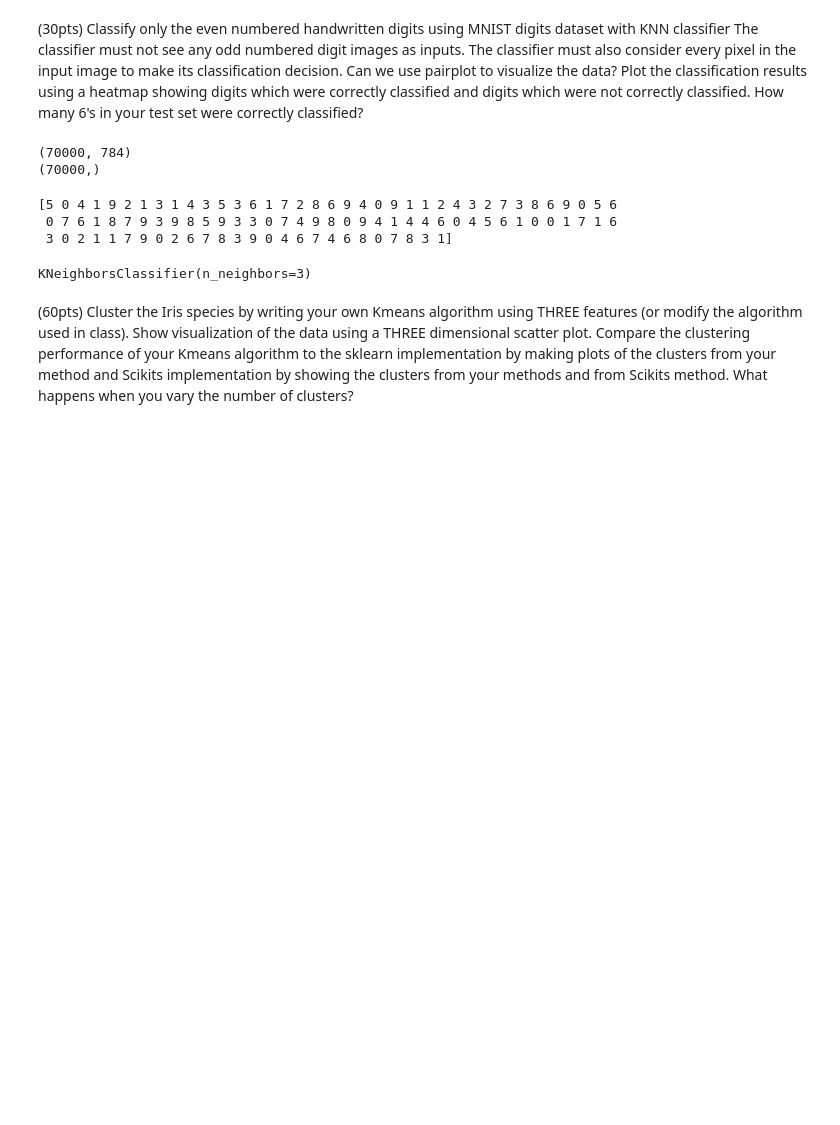
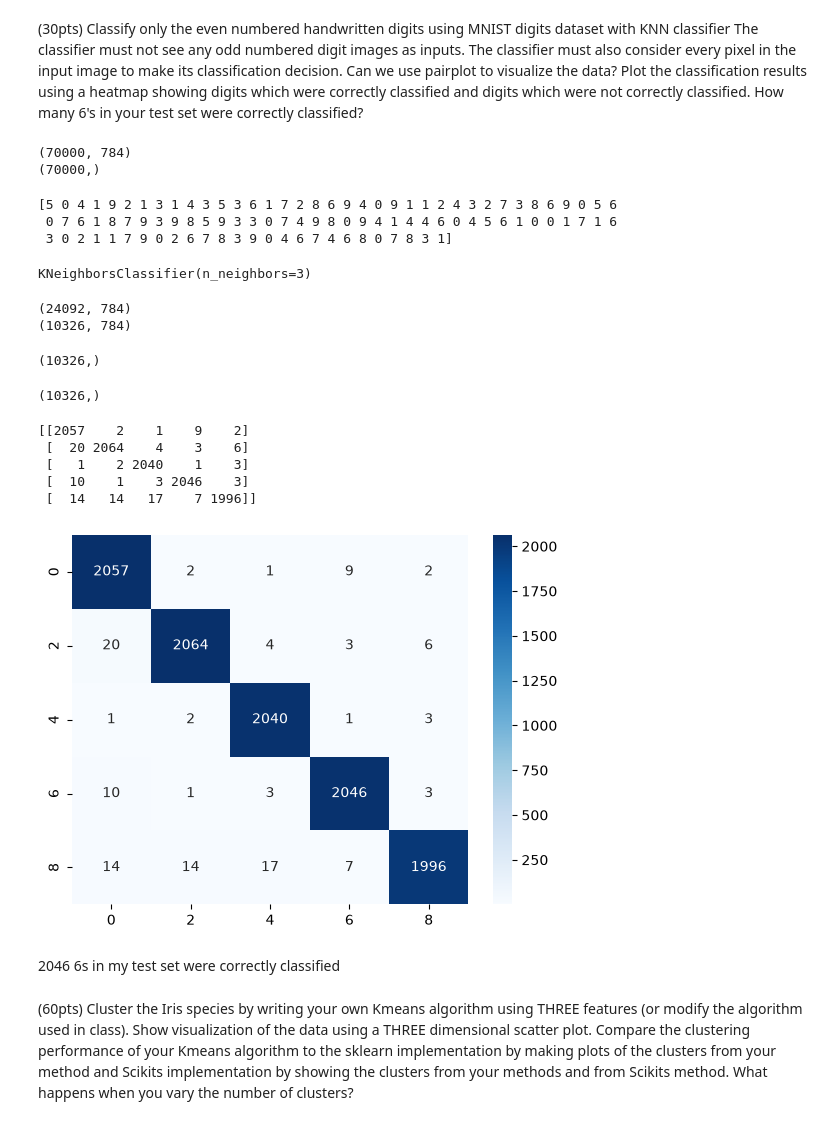
Before and after one commit to hamptb/MANE-4961, a Jupyter notebook: HW2.ipynb, the cells around one changed output. Drawn from its saved outputs; the diff is of its cells as text; code cells hidden in the pictures; blank space fills up the shorter version.

```diff
--- a/HW2.ipynb
+++ b/HW2.ipynb
@@ -127,2 +125,42 @@ print(X_t)
+# %%
+print(X_train.shape)
+print(X_test.shape)
+# %% [output]
+(24092, 784)
+(10326, 784)
+# %%
+batch_size = 500
+y_pred = []
+for i in range(0, len(X_test), batch_size):
+    X_batch = X_test[i:i + batch_size]
+    y_batch_pred = knn.predict(X_batch)
+    y_pred.extend(y_batch_pred)
+y_pred = np.array(y_pred)
+print(y_pred.shape)
+# %% [output]
+(10326,)
+# %%
+print(y_test.shape)
+# %% [output]
+(10326,)
+# %%
+from sklearn.metrics import confusion_matrix
+cm = confusion_matrix(y_test, y_pred)
+print(cm)
+# %% [output]
+[[2057    2    1    9    2]
+ [  20 2064    4    3    6]
+ [   1    2 2040    1    3]
+ [  10    1    3 2046    3]
+ [  14   14   17    7 1996]]
+# %%
+import seaborn as sns
+import matplotlib.pyplot as plt
+sns.heatmap(cm, annot=True, fmt='d', cmap='Blues', xticklabels=[0, 2, 4, 6, 8], yticklabels=[0, 2, 4, 6, 8])
+plt.show()
+# %% [output]
+[figure, added]
+# %% [markdown]
+2046 6s in my test set were correctly classified
 # %% [markdown]
 (60pts) Cluster the Iris species by writing your own Kmeans algorithm using THREE features (or modify the algorithm used in class). Show visualization of the data using a THREE dimensional scatter plot. Compare the clustering performance of your Kmeans algorithm to the sklearn implementation by making plots of the clusters from your method and Scikits implementation by showing the clusters from your methods and from Scikits method. What happens when you vary the number of clusters?
```
Also changed, not shown: parts of 36 cells of this notebook.
